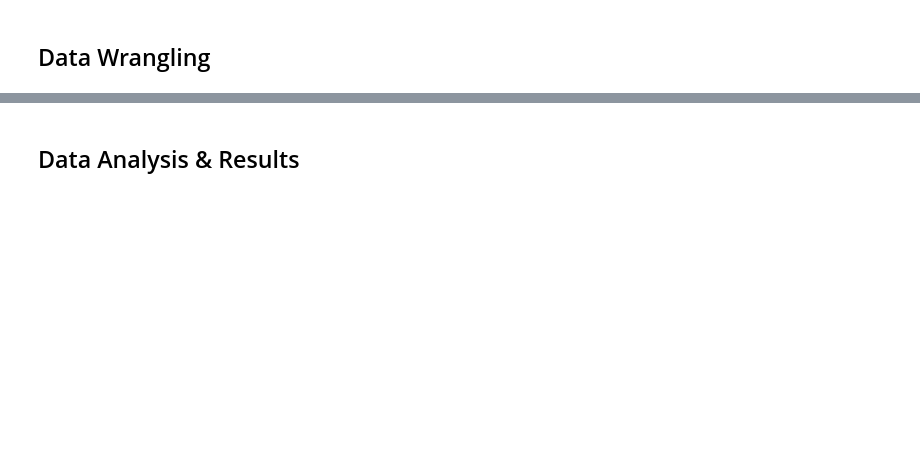
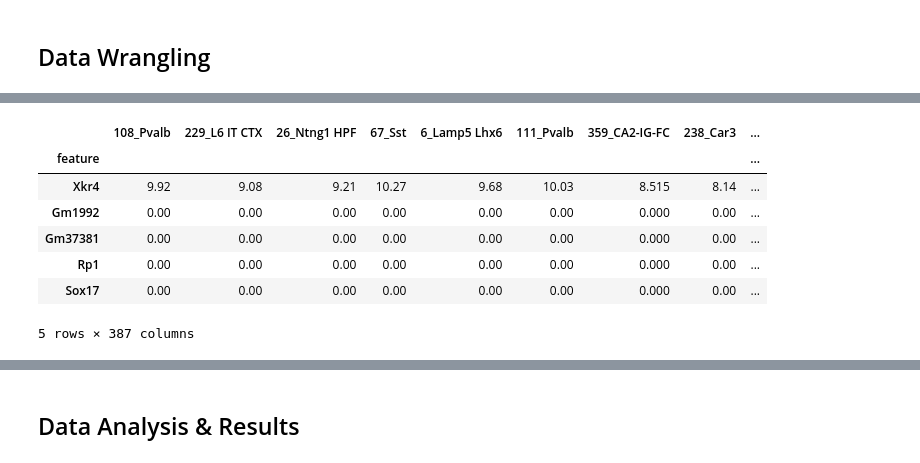
Before and after one commit to kushiu/Cell-Types-Project, a Jupyter notebook: CellTypesProject_template.ipynb, the cells around one changed output, grey strips where cells are left out. Saved outputs shown, nothing was run; the diff lists cells and outputs as text; code cells hidden in the pictures; blank space fills up the shorter version.

```diff
--- a/CellTypesProject_template.ipynb
+++ b/CellTypesProject_template.ipynb
@@ -43,0 +130,12 @@ Describe your data wrangling steps here.
+# %%
+mouse_genes = pd.read_csv('mouse_genes.csv').set_index('feature')
+mouse_genes.head(5)
+# %% [output]
+|  | 108_Pvalb | 229_L6 IT CTX | 26_Ntng1 HPF | 67_Sst | 6_Lamp5 Lhx6 | 111_Pvalb | 359_CA2-IG-FC | 238_Car3 | ... |
+| feature |  |  |  |  |  |  |  |  | ... |
+| Xkr4 | 9.92 | 9.08 | 9.21 | 10.27 | 9.68 | 10.03 | 8.515 | 8.14 | ... |
+| Gm1992 | 0.00 | 0.00 | 0.00 | 0.00 | 0.00 | 0.00 | 0.000 | 0.00 | ... |
+| Gm37381 | 0.00 | 0.00 | 0.00 | 0.00 | 0.00 | 0.00 | 0.000 | 0.00 | ... |
+| Rp1 | 0.00 | 0.00 | 0.00 | 0.00 | 0.00 | 0.00 | 0.000 | 0.00 | ... |
+| Sox17 | 0.00 | 0.00 | 0.00 | 0.00 | 0.00 | 0.00 | 0.000 | 0.00 | ... |
+5 rows × 387 columns
```
Also changed, not shown: parts of 35 cells of this notebook.
